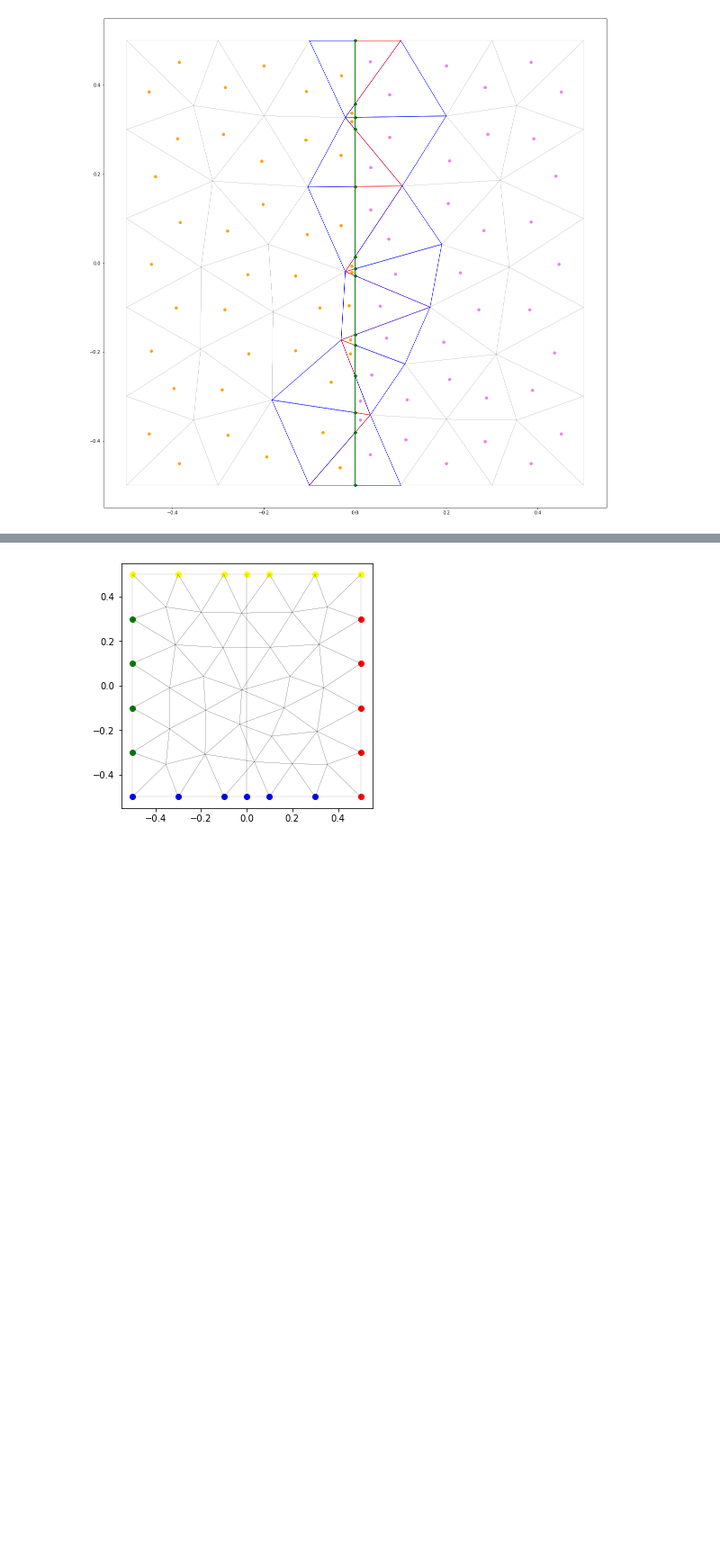
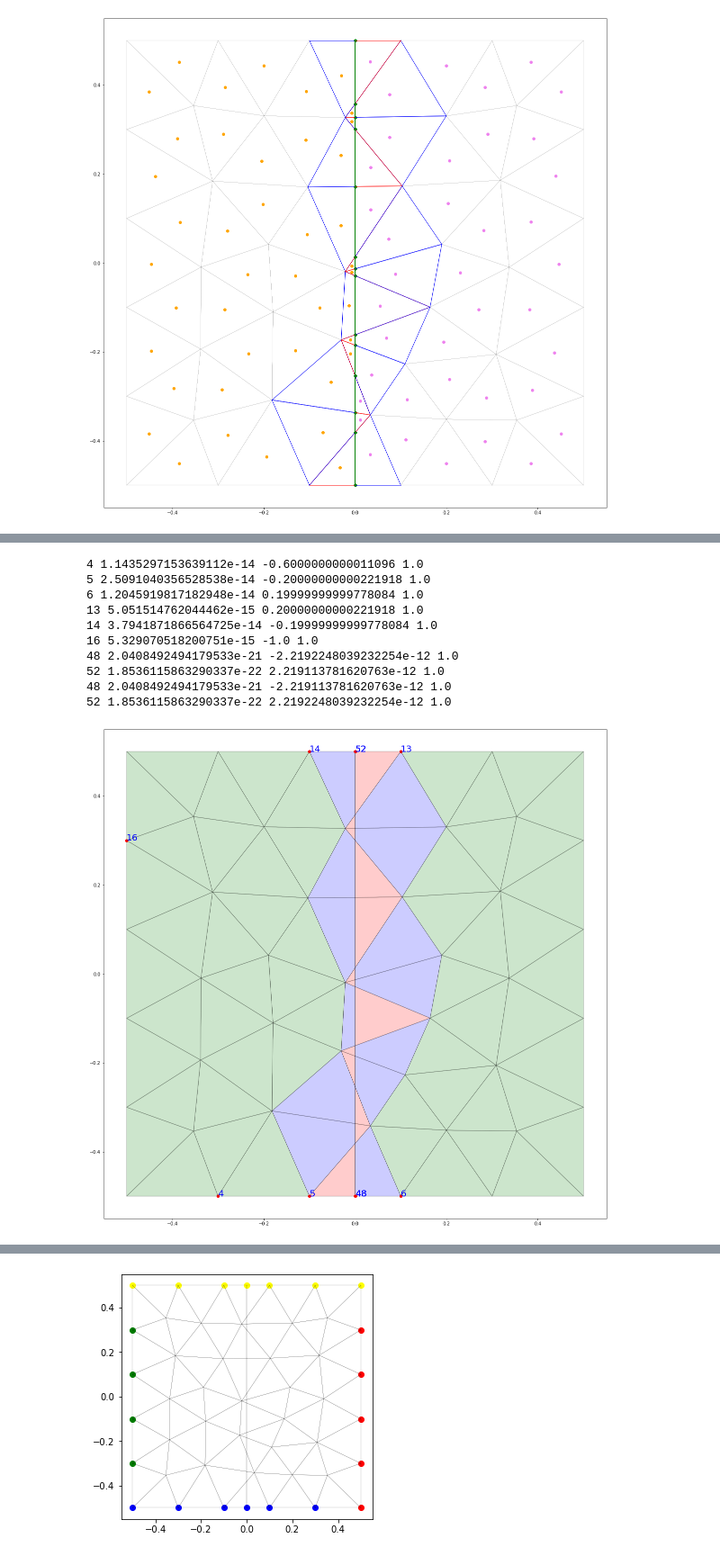
Before and after one commit to aurelio-spadotto/notebooks, a Jupyter notebook: brokenmesh_1D.ipynb, the cells around one changed output, grey strips where cells are left out. Shown at 90% size. Saved outputs shown, nothing was run; the diff lists cells and outputs as text; code cells hidden in the pictures; blank space fills up the shorter version.

```diff
--- a/brokenmesh_1D.ipynb
+++ b/brokenmesh_1D.ipynb
@@ -191 +180,62 @@ print ("Error: ", ddr.calc_L0_error(mesh,u_ref,ref_sol))
 Error:  0.0
+# %%
+
+def check(mesh,u, u_ref, b, A):
+    fig, ax = plt.subplots(figsize=(20,20))
+    # trace underlying mesh
+    for ifa in range(mesh.Nfaces):
+        verts = []
+        if (mesh.cut_faces[ifa]!=1):
+            if (mesh.faces[ifa,3]==-1):
+                nvert = 3
+                color = 'red'
+            else:
+                nvert = 4
+                color = 'blue'
+            if (mesh.cut_faces[ifa]==0):
+                nvert = 3
+                color = 'green'
+            for ino in range(nvert):
+               p1 = mesh.coords[mesh.faces[ifa,ino],:]
+               p2 = mesh.coords[mesh.faces[ifa,(ino+1)%nvert],:]
+               verts.append(p1[0:2])
+               dx = p2-p1
+               xx = [p1[0],p2[0]]
+               yy = [p1[1],p2[1]]
+               ax.plot(xx,yy,'k', linewidth=0.1)
+            element = Polygon(verts, closed=True, edgecolor='black', facecolor=color, alpha=0.2)
+            ax.add_patch(element)
+    # spot problematic points
+    for dof in range(mesh.Ndof):
+        if (dof<mesh.Npoints):
+            ino = dof
+        else:
+            ino = dof-(mesh.Npoints-mesh.Npoints_init)
+        if (mesh.bnd_mask[ino]>0):
+            if (abs(u[dof]-u_ref[dof])>0):
+                    print (ino, abs(u[ino]-u_ref[ino]), b[dof], A[dof,dof])
+                    text_position = mesh.coords[ino,:]
+                    text_content_1 = str(b[dof])
+                    text_content_2 = str(ino)
+                    text_content_3 = str(A[dof,dof])
+                    xx = mesh.coords[ino, 0]
+                    yy = mesh.coords[ino, 1]
+                    #ax.text(xx, yy, text_content_1, fontsize=20, color='red')
+                    ax.text(xx, yy, text_content_2, fontsize=20, color='blue')
+                    point = ax.scatter(xx,yy,color='red')
+
+b = b_vectors[n]
+A = A_matrices[n]
+check(mesh, u, u_ref, b, A)
+# %% [output]
+4 1.1435297153639112e-14 -0.6000000000011096 1.0
+5 2.5091040356528538e-14 -0.20000000000221918 1.0
+6 1.2045919817182948e-14 0.19999999999778084 1.0
+13 5.051514762044462e-15 0.20000000000221918 1.0
+14 3.7941871866564725e-14 -0.19999999999778084 1.0
+16 5.329070518200751e-15 -1.0 1.0
+48 2.0408492494179533e-21 -2.2192248039232254e-12 1.0
+52 1.8536115863290337e-22 2.219113781620763e-12 1.0
+48 2.0408492494179533e-21 -2.219113781620763e-12 1.0
+52 1.8536115863290337e-22 2.2192248039232254e-12 1.0
+[figure, added]
```
Also changed, not shown: parts of 11 cells of this notebook, 4 other files.
